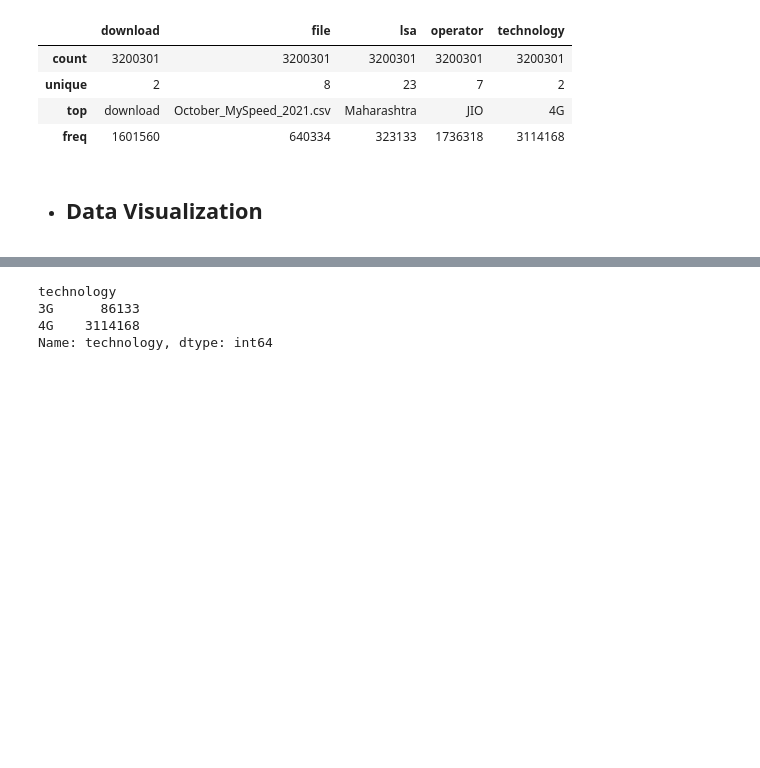
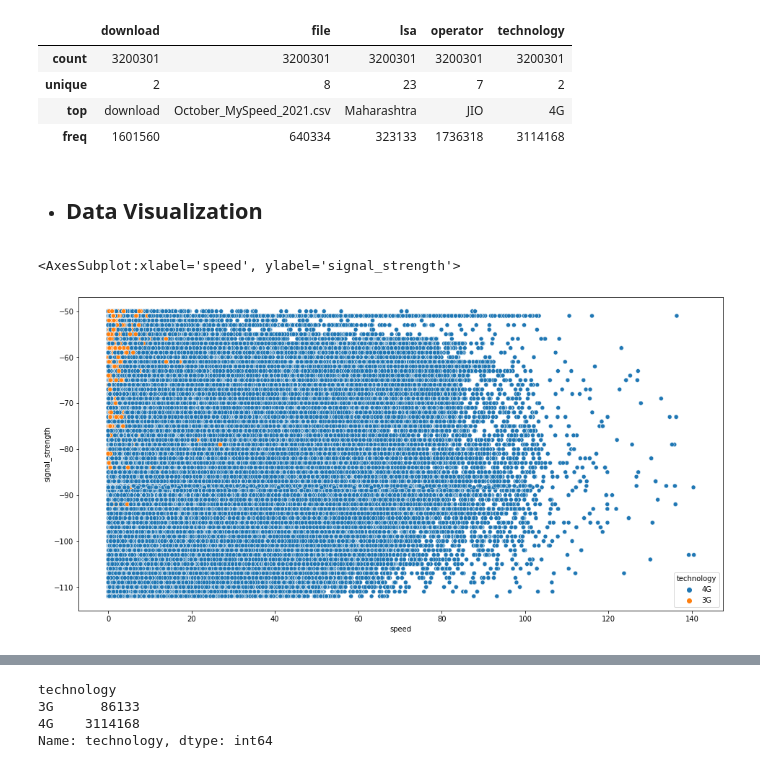
Before and after one commit to zep-analytics/mobile-internet-speed-india, a Jupyter notebook: task_2.ipynb, the cells around one changed output, grey strips where cells are left out. Drawn from its saved outputs; the diff is of its cells as text; code cells hidden in the pictures; blank space fills up the shorter version.

```diff
--- a/task_2.ipynb
+++ b/task_2.ipynb
@@ -241,3 +241,8 @@ data.describe(include=['O'])
 | freq | 1601560 | 640334 | 323133 | 1736318 | 3114168 |
 # %% [markdown]
 - ## Data Visualization
+# %%
+sns.scatterplot(data['speed'],data['signal_strength'],hue=data['technology'])
+# %% [output]
+<AxesSubplot:xlabel='speed', ylabel='signal_strength'>
+[figure, added]
```
Also changed, not shown: parts of 1 cell of this notebook.
